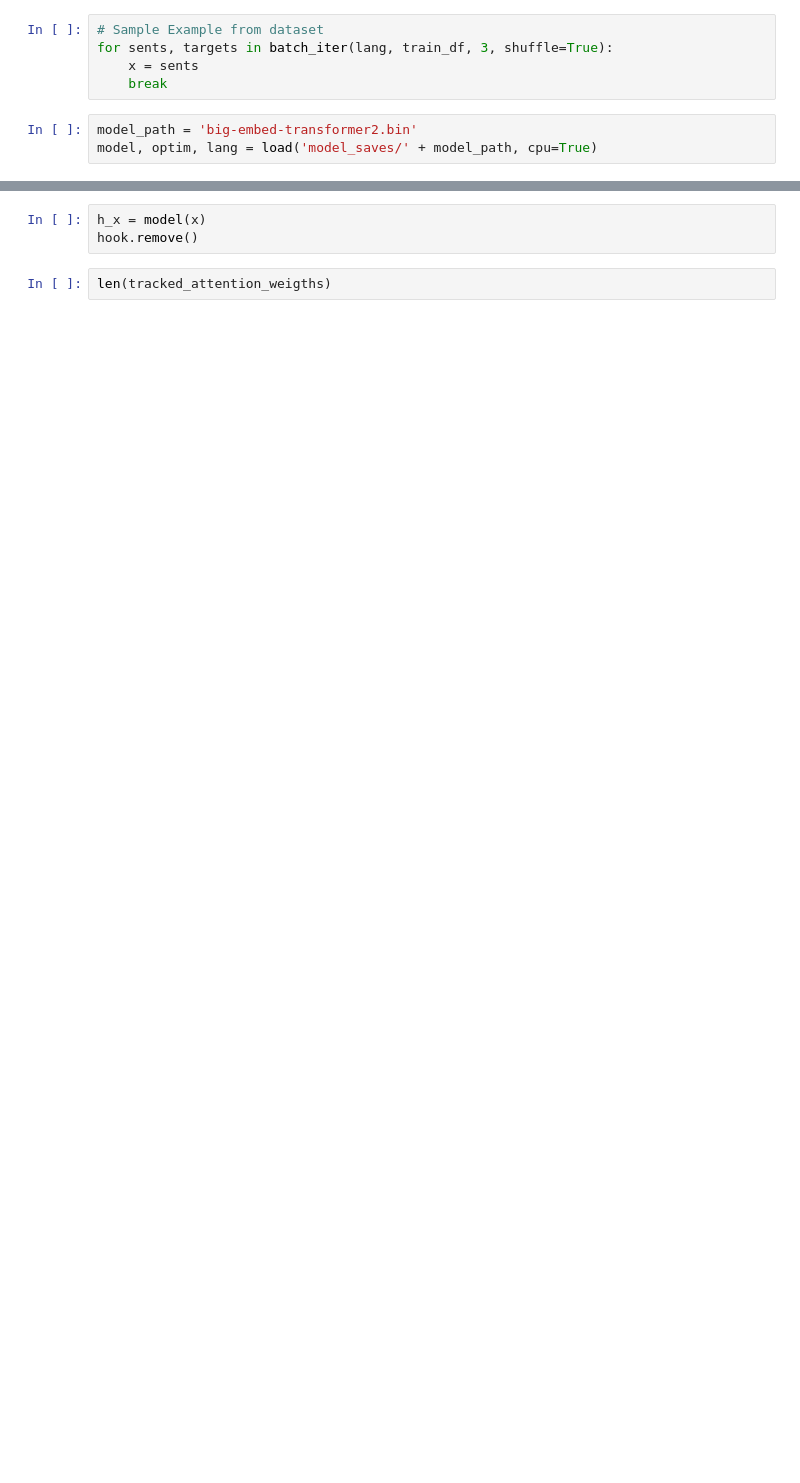
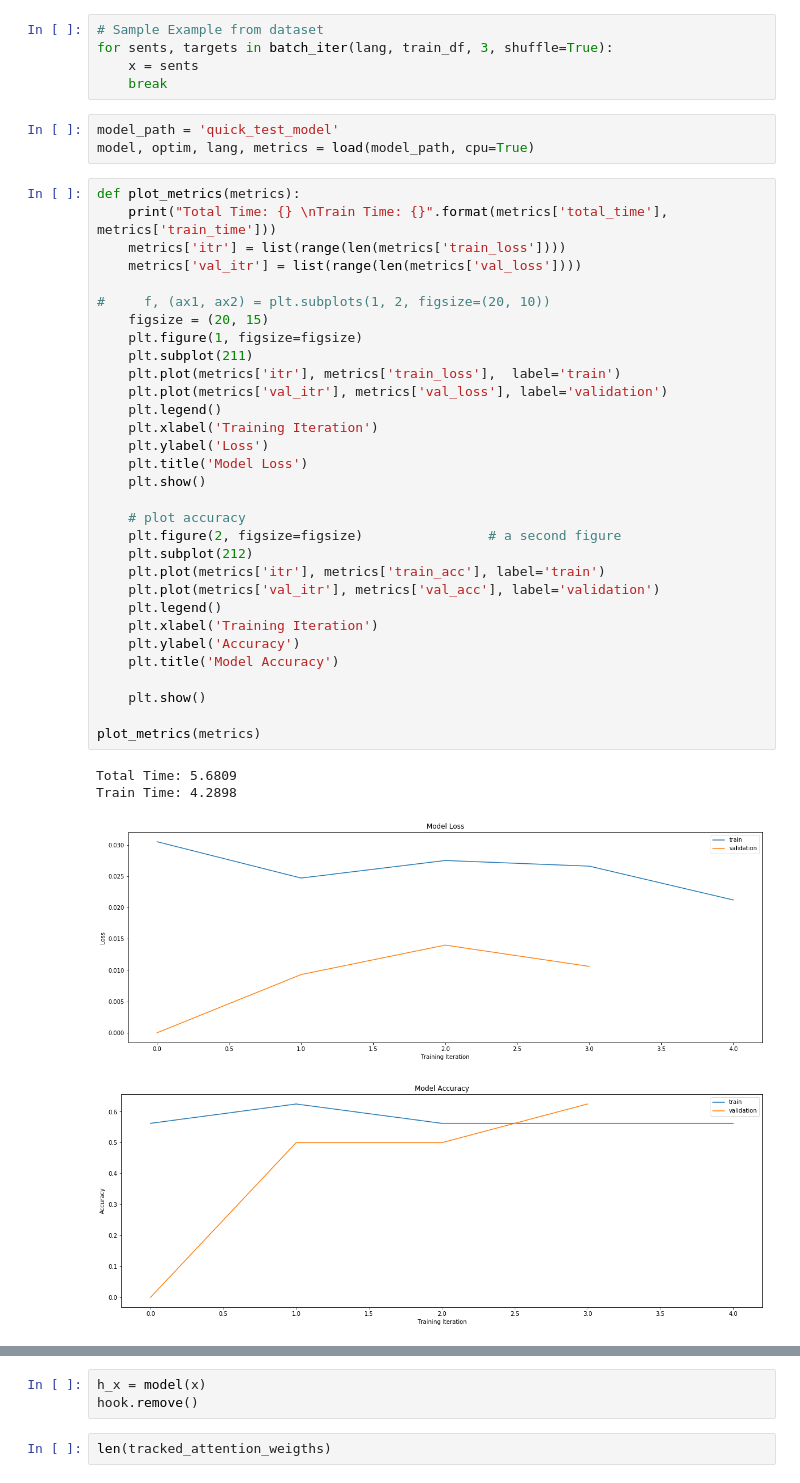
Before and after one commit to gebob19/Dropout-Attention, a Jupyter notebook: torch_analysis.ipynb, the cells around one changed output, grey strips where cells are left out. Saved outputs shown, nothing was run; the diff lists cells and outputs as text; blank space fills up the shorter version.

```diff
--- a/torch_analysis.ipynb
+++ b/torch_analysis.ipynb
@@ -30,8 +30,44 @@ for sents, targets in batch_iter(lang, train_df, 3, shuffle=True):
     x = sents
     break
 # %%
-model_path = 'big-embed-transformer2.bin'
-model, optim, lang = load('model_saves/' + model_path, cpu=True)
+model_path = 'quick_test_model'
+model, optim, lang, metrics = load(model_path, cpu=True)
+# %%
+def plot_metrics(metrics):
+    print("Total Time: {} \nTrain Time: {}".format(metrics['total_time'], metrics['train_time']))
+    metrics['itr'] = list(range(len(metrics['train_loss'])))
+    metrics['val_itr'] = list(range(len(metrics['val_loss'])))
+
+#     f, (ax1, ax2) = plt.subplots(1, 2, figsize=(20, 10))
+    figsize = (20, 15)
+    plt.figure(1, figsize=figsize)
+    plt.subplot(211)
+    plt.plot(metrics['itr'], metrics['train_loss'],  label='train')
+    plt.plot(metrics['val_itr'], metrics['val_loss'], label='validation')
+    plt.legend()
+    plt.xlabel('Training Iteration')
+    plt.ylabel('Loss')
+    plt.title('Model Loss')
+    plt.show()
+
+    # plot accuracy
+    plt.figure(2, figsize=figsize)                # a second figure
+    plt.subplot(212)
+    plt.plot(metrics['itr'], metrics['train_acc'], label='train')
+    plt.plot(metrics['val_itr'], metrics['val_acc'], label='validation')
+    plt.legend()
+    plt.xlabel('Training Iteration')
+    plt.ylabel('Accuracy')
+    plt.title('Model Accuracy')
+
+    plt.show()
+
+plot_metrics(metrics)
+# %% [output]
+Total Time: 5.6809
+Train Time: 4.2898
+[figure, added]
+[figure, added]
 # %%
 # Hook the Attention Weights
 attentions = model._modules.get('attentions')
```
Also changed, not shown: parts of 5 cells of this notebook, 1 other file.
